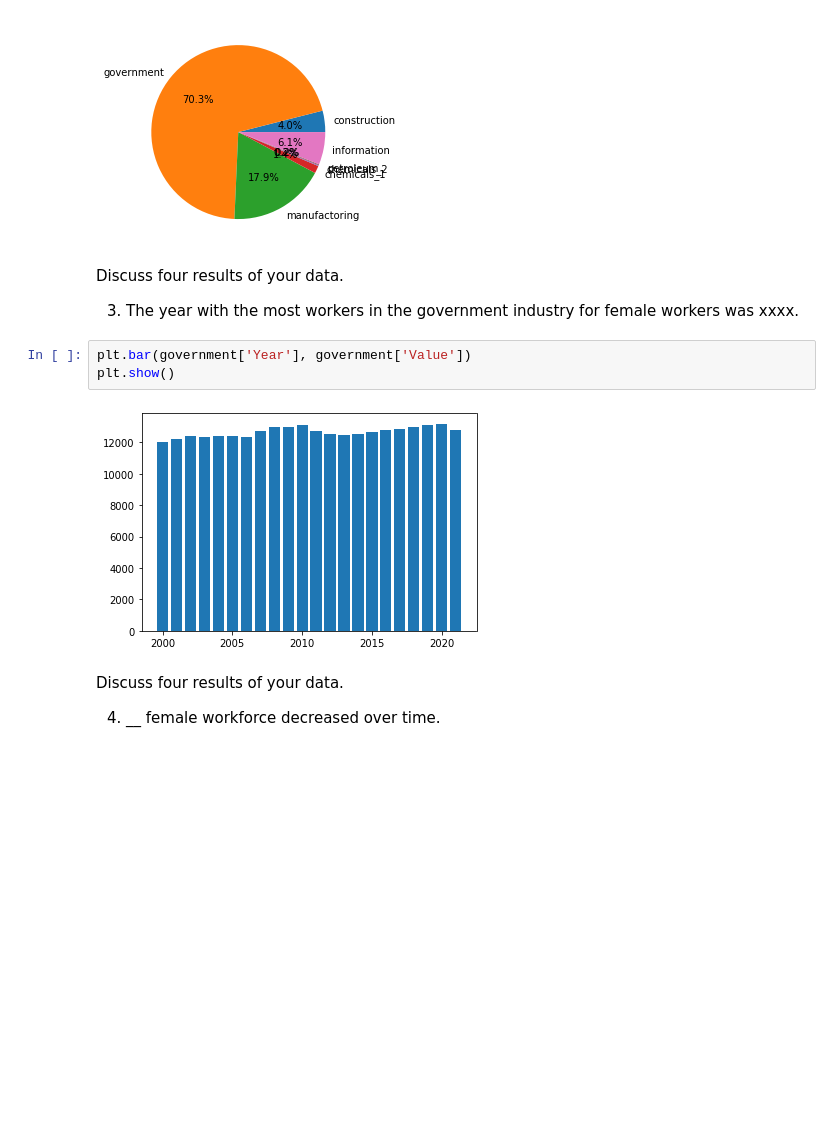
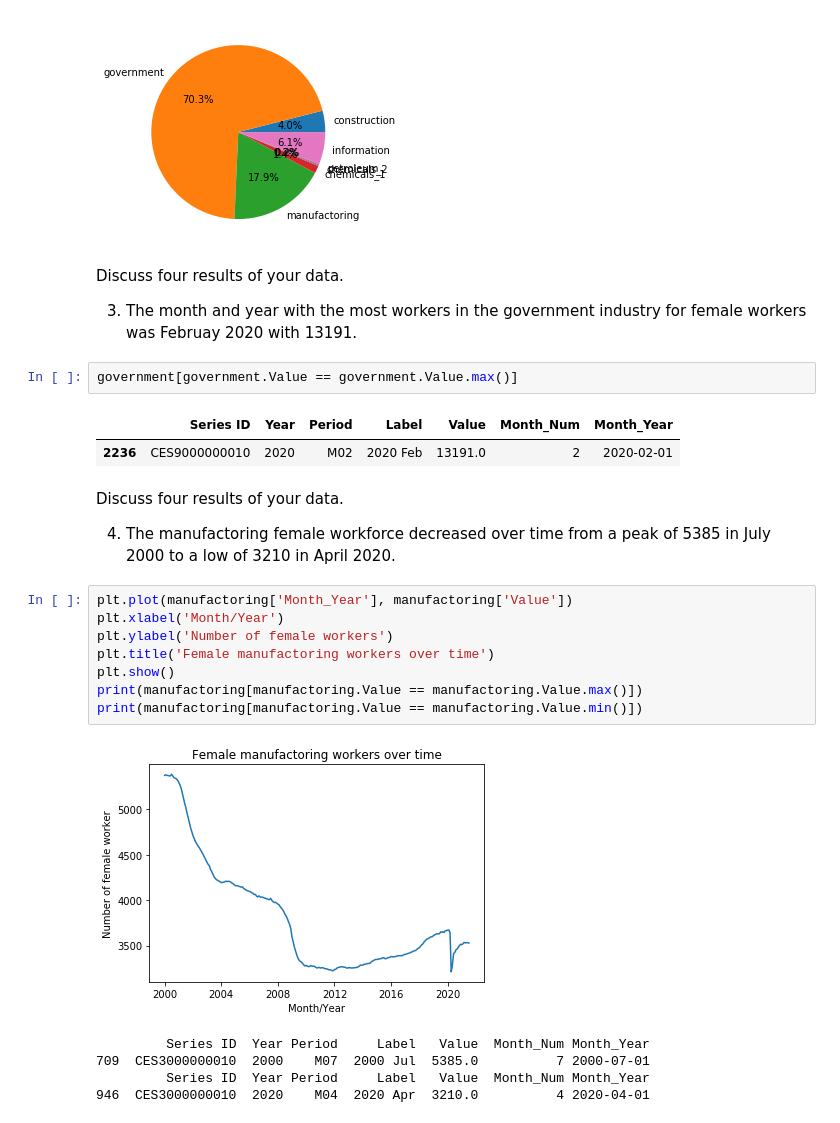
Before and after one commit to ramsey-king/DSC-630-Predictive-Analytics, a Jupyter notebook: KingRamseyWeek1.ipynb, the cells around one changed output. Drawn from its saved outputs; the diff is of its cells as text; blank space fills up the shorter version.

```diff
--- a/KingRamseyWeek1.ipynb
+++ b/KingRamseyWeek1.ipynb
@@ -199,13 +232,27 @@ plt.show()
 # %% [markdown]
 Discuss four results of your data.
 
-3. The year with the most workers in the government industry for female workers was xxxx.
+3. The month and year with the most workers in the government industry for female workers was Februay 2020 with 13191.
-# %%
-plt.bar(government['Year'], government['Value'])
-plt.show()
-# %% [output]
-[figure, removed]
+# %%
+government[government.Value == government.Value.max()]
+# %% [output]
+|  | Series ID | Year | Period | Label | Value | Month_Num | Month_Year |
+| 2236 | CES9000000010 | 2020 | M02 | 2020 Feb | 13191.0 | 2 | 2020-02-01 |
 # %% [markdown]
 Discuss four results of your data.
 
-4. __ female workforce decreased over time.
+4. The manufactoring female workforce decreased over time from a peak of 5385 in July 2000 to a low of 3210 in April 2020.
+# %%
+plt.plot(manufactoring['Month_Year'], manufactoring['Value'])
+plt.xlabel('Month/Year')
+plt.ylabel('Number of female workers')
+plt.title('Female manufactoring workers over time')
+plt.show()
+print(manufactoring[manufactoring.Value == manufactoring.Value.max()])
+print(manufactoring[manufactoring.Value == manufactoring.Value.min()])
+# %% [output]
+[figure, added]
+         Series ID  Year Period     Label   Value  Month_Num Month_Year
+709  CES3000000010  2000    M07  2000 Jul  5385.0          7 2000-07-01
+         Series ID  Year Period     Label   Value  Month_Num Month_Year
+946  CES3000000010  2020    M04  2020 Apr  3210.0          4 2020-04-01
```
Also changed, not shown: parts of 8 cells of this notebook, 2 other files.
